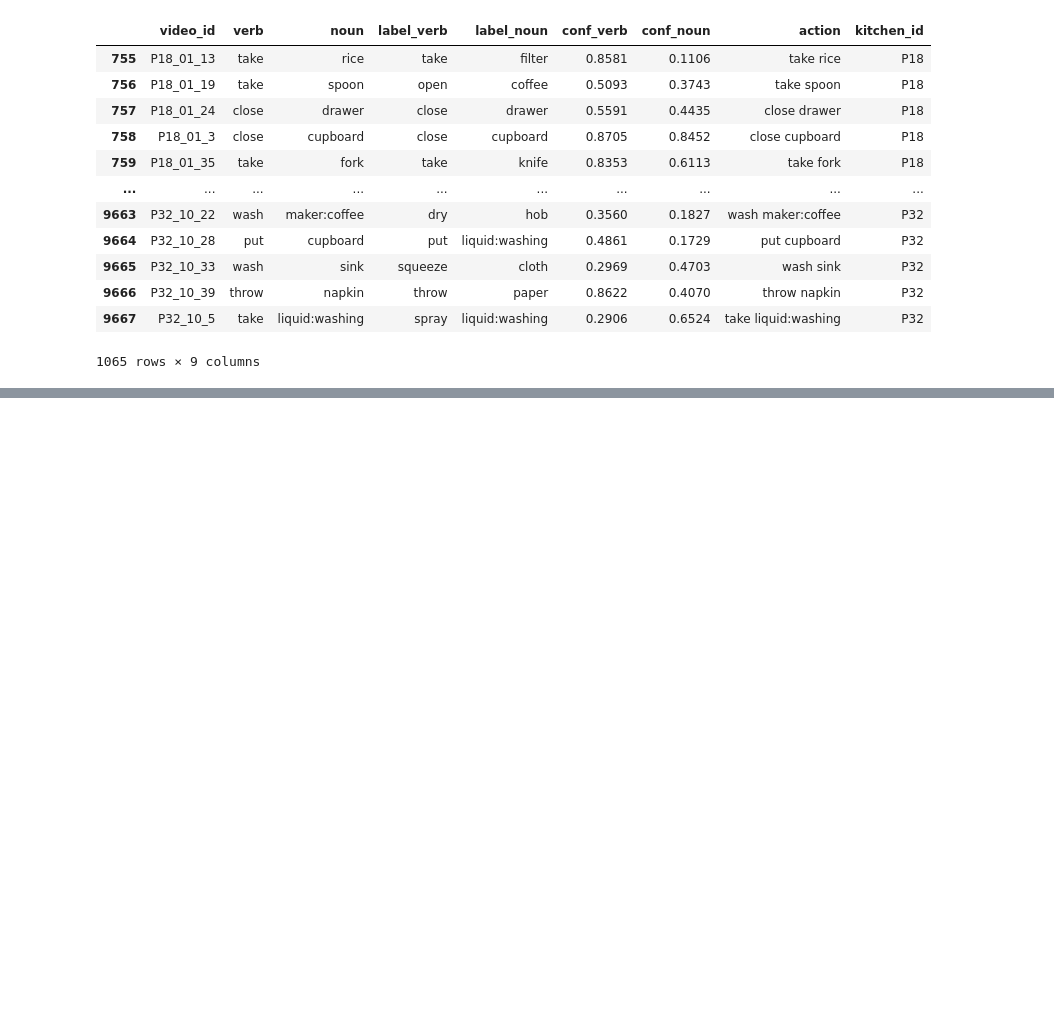
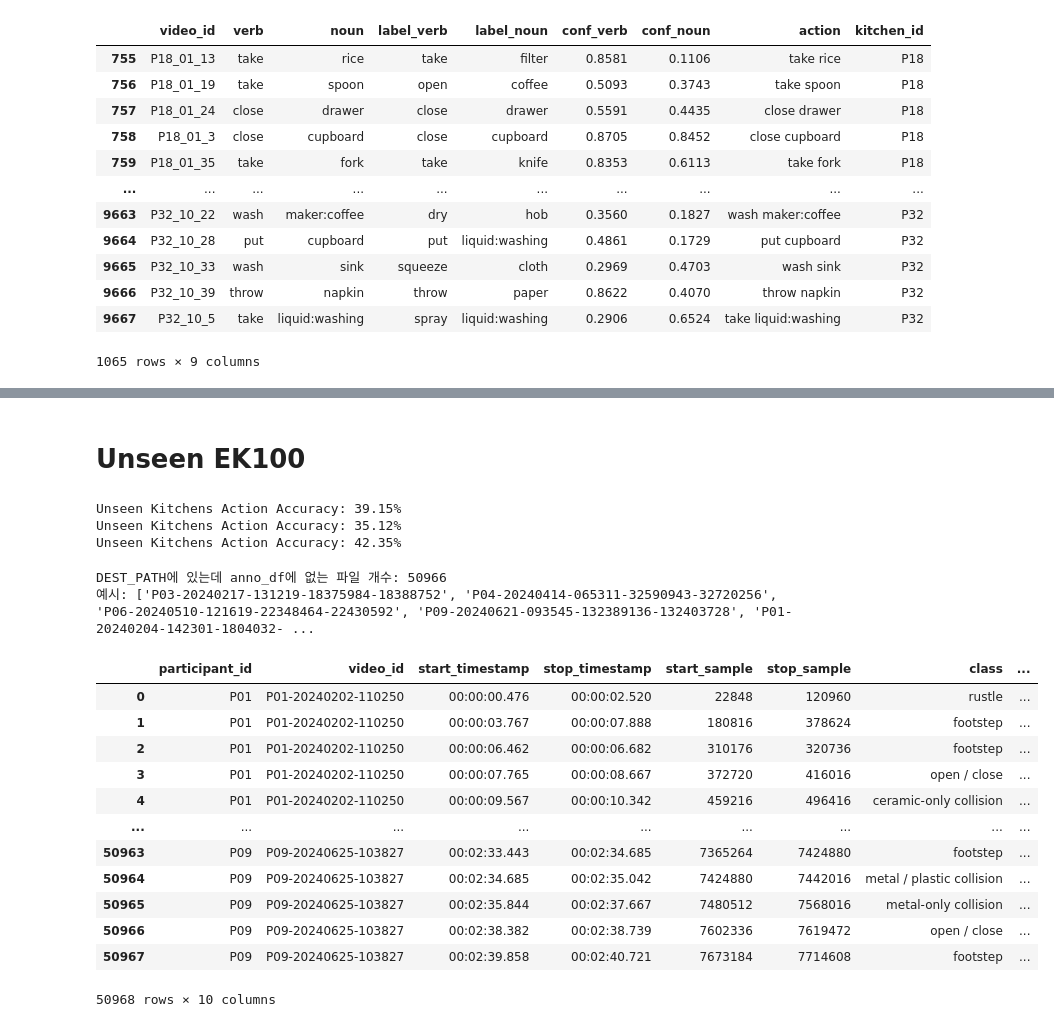
Before and after one commit to joohyunchang/Bida, a Jupyter notebook: temp.ipynb, the cells around one changed output, grey strips where cells are left out. Saved outputs shown, nothing was run; the diff lists cells and outputs as text; code cells hidden in the pictures; blank space fills up the shorter version.

Commit message:
hd-epic applied

```diff
--- a/temp.ipynb
+++ b/temp.ipynb
@@ -505,0 +208,69 @@ plt.show()
+# %% [markdown]
+# Unseen EK100
+# %%
+import pandas as pd
+cast_pred_df = pd.read_csv('/data/joohyun7u/project/CAST/log_rebuttal/7012125_CAST_eval/pred_result.csv')
+cast_unseen = cast_pred_df[cast_pred_df['video_id'].str.contains('P18') | cast_pred_df['video_id'].str.contains('P32')]
+print(f"Unseen Kitchens Action Accuracy: {((cast_unseen['verb'] == cast_unseen['label_verb']) & (cast_unseen['noun'] == cast_unseen['label_noun'])).mean()*100:.2f}%")
+
+
+cava_pred_df = pd.read_csv('/data/joohyun7u/project/CAST/log_rebuttal/7061629_CAVA_EK100/pred_result.csv')
+cava_unseen = cava_pred_df[cava_pred_df['video_id'].str.contains('P18') | cava_pred_df['video_id'].str.contains('P32')]
+print(f"Unseen Kitchens Action Accuracy: {((cava_unseen['verb'] == cava_unseen['label_verb']) & (cava_unseen['noun'] == cava_unseen['label_noun'])).mean()*100:.2f}%")
+
+
+ca2st_pred_df = pd.read_csv('/data/joohyun7u/project/CAST/log_rebuttal/EK100_ASTBsquare_share_split_time_encoding_v5/pred_result.csv')
+ca2st_unseen = ca2st_pred_df[ca2st_pred_df['video_id'].str.contains('P18') | ca2st_pred_df['video_id'].str.contains('P32')]
+print(f"Unseen Kitchens Action Accuracy: {((ca2st_unseen['verb'] == ca2st_unseen['label_verb']) & (ca2st_unseen['noun'] == ca2st_unseen['label_noun'])).mean()*100:.2f}%")
+# %% [output]
+Unseen Kitchens Action Accuracy: 39.15%
+Unseen Kitchens Action Accuracy: 35.12%
+Unseen Kitchens Action Accuracy: 42.35%
+# %%
+import argparse
+import subprocess
+import os
+import pandas as pd
+from concurrent.futures import ProcessPoolExecutor, as_completed
+import time
+from pathlib import Path
+
+anno_file = Path('/data/joohyun7u/project/CAST/dataset/hd_epic_sounds/HD_EPIC_Sounds.csv')
+RESIZED_PATH = Path("/data/dataset/HD-EPIC/hd-epic-resized")
+DEST_PATH = Path("/data/dataset/HD-EPIC/hd-epic-sounds-trimmed3")
+anno_df = pd.read_csv(anno_file)
+anno_df['mp4_name'] = anno_df['video_id'].astype(str) + '-' + anno_df['start_sample'].astype(str)
+anno_df['mp4_name2'] = anno_df['video_id'].astype(str) + '-' + anno_df['start_sample'].astype(str) + '-' + anno_df['stop_sample'].astype(str)
+anno_df
+# DEST_PATH에 있는 파일 목록을 가져옵니다.
+dest_files = set([f.stem for f in DEST_PATH.glob("*.mp4")])
+
+# anno_df의 mp4_name 컬럼을 set으로 만듭니다.
+anno_mp4_names = set(anno_df['mp4_name'])
+
+# DEST_PATH에는 있는데 anno_df에는 없는 파일 찾기
+not_in_anno = dest_files - anno_mp4_names
+
+print(f"DEST_PATH에 있는데 anno_df에 없는 파일 개수: {len(not_in_anno)}")
+if not_in_anno:
+    print("예시:", list(not_in_anno)[:10])
+else:
+    print("모든 파일이 anno_df에 존재합니다.")
+
+anno_df
+# %% [output]
+DEST_PATH에 있는데 anno_df에 없는 파일 개수: 50966
+예시: ['P03-20240217-131219-18375984-18388752', 'P04-20240414-065311-32590943-32720256', 'P06-20240510-121619-22348464-22430592', 'P09-20240621-093545-132389136-132403728', 'P01-20240204-142301-1804032- ...
+|  | participant_id | video_id | start_timestamp | stop_timestamp | start_sample | stop_sample | class | ... |
+| 0 | P01 | P01-20240202-110250 | 00:00:00.476 | 00:00:02.520 | 22848 | 120960 | rustle | ... |
+| 1 | P01 | P01-20240202-110250 | 00:00:03.767 | 00:00:07.888 | 180816 | 378624 | footstep | ... |
+| 2 | P01 | P01-20240202-110250 | 00:00:06.462 | 00:00:06.682 | 310176 | 320736 | footstep | ... |
+| 3 | P01 | P01-20240202-110250 | 00:00:07.765 | 00:00:08.667 | 372720 | 416016 | open / close | ... |
+| 4 | P01 | P01-20240202-110250 | 00:00:09.567 | 00:00:10.342 | 459216 | 496416 | ceramic-only collision | ... |
+| ... | ... | ... | ... | ... | ... | ... | ... | ... |
+| 50963 | P09 | P09-20240625-103827 | 00:02:33.443 | 00:02:34.685 | 7365264 | 7424880 | footstep | ... |
+| 50964 | P09 | P09-20240625-103827 | 00:02:34.685 | 00:02:35.042 | 7424880 | 7442016 | metal / plastic collision | ... |
+| 50965 | P09 | P09-20240625-103827 | 00:02:35.844 | 00:02:37.667 | 7480512 | 7568016 | metal-only collision | ... |
+| 50966 | P09 | P09-20240625-103827 | 00:02:38.382 | 00:02:38.739 | 7602336 | 7619472 | open / close | ... |
+| 50967 | P09 | P09-20240625-103827 | 00:02:39.858 | 00:02:40.721 | 7673184 | 7714608 | footstep | ... |
+50968 rows × 10 columns
```
Also changed, not shown: parts of 17 cells of this notebook, 8 other files.
